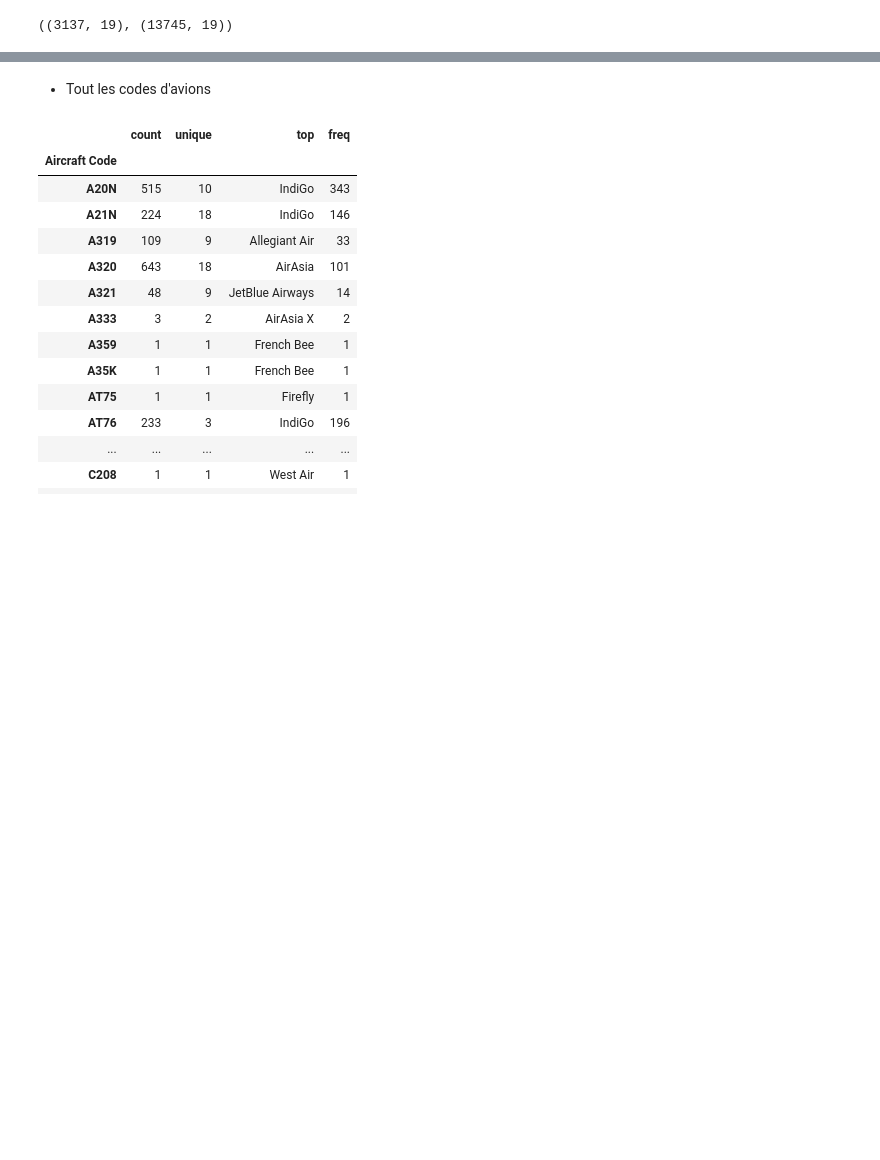
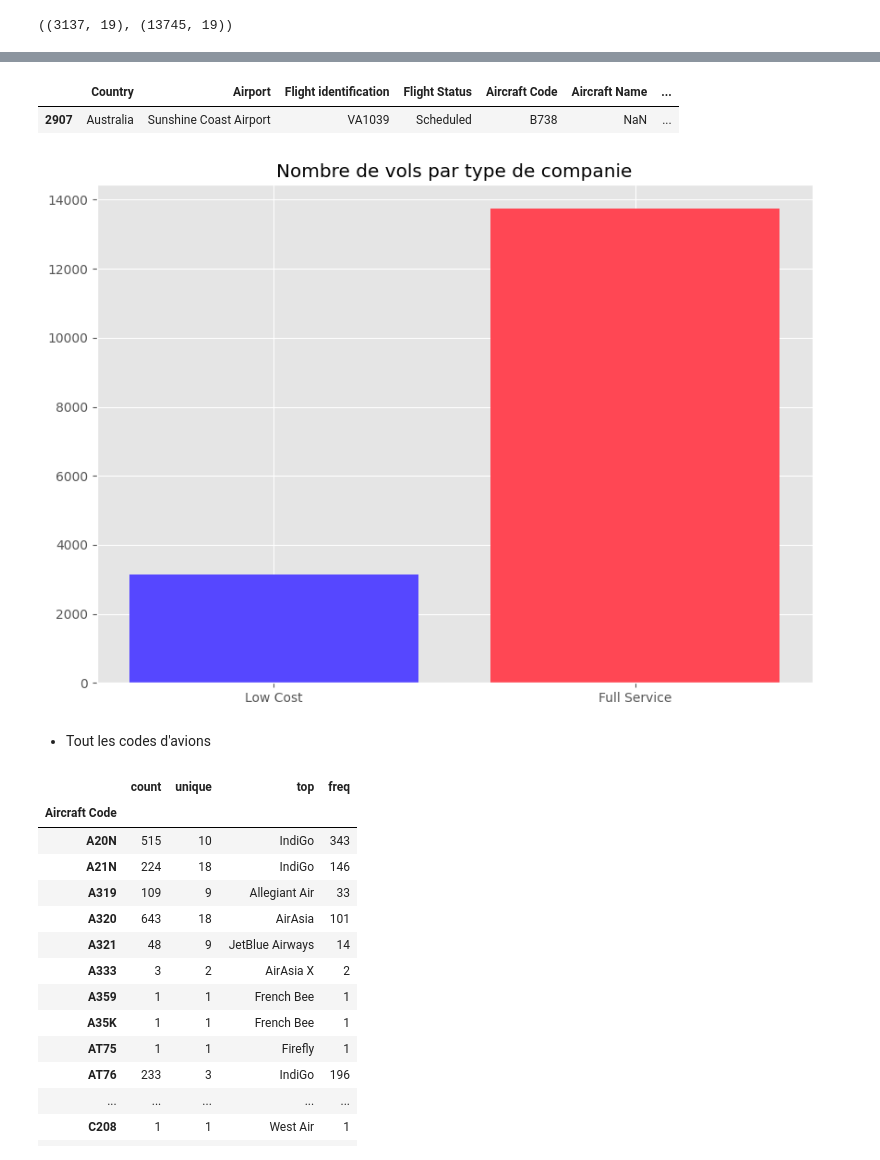
Before and after one commit to Tikai7/Flight-Radar-Scrapper, a Jupyter notebook: analysis/LowCostAnalysis.ipynb, the cells around one changed output, grey strips where cells are left out. Saved outputs shown, nothing was run; the diff lists cells and outputs as text; code cells hidden in the pictures; blank space fills up the shorter version.

```diff
--- a/analysis/LowCostAnalysis.ipynb
+++ b/analysis/LowCostAnalysis.ipynb
@@ -140,3 +212,16 @@ df_matched_low_cost.shape, df_matched_full_service.shape
+# %%
+df_matched_low_cost.sample(1)
+# %% [output]
+|  | Country | Airport | Flight identification | Flight Status | Aircraft Code | Aircraft Name | ... |
+| 2907 | Australia | Sunshine Coast Airport | VA1039 | Scheduled | B738 | NaN | ... |
+# %%
+plt.style.use("ggplot")
+plt.figure(figsize=(10, 7))
+plt.bar(["Low Cost", "Full Service"], [df_matched_low_cost.shape[0], df_matched_full_service.shape[0]], color=[primary_color, secondary_color])
+plt.title(f"Nombre de vols par type de companie")
+plt.show()
+# %% [output]
+[figure, added]
 # %%
 df_matched_low_cost.to_csv("../temp/df_matched_low_cost.csv", index=False)
 df_matched_full_service.to_csv("../temp/df_matched_full_service.csv", index=False)
```
Also changed, not shown: parts of 25 cells of this notebook, 9 other files.
